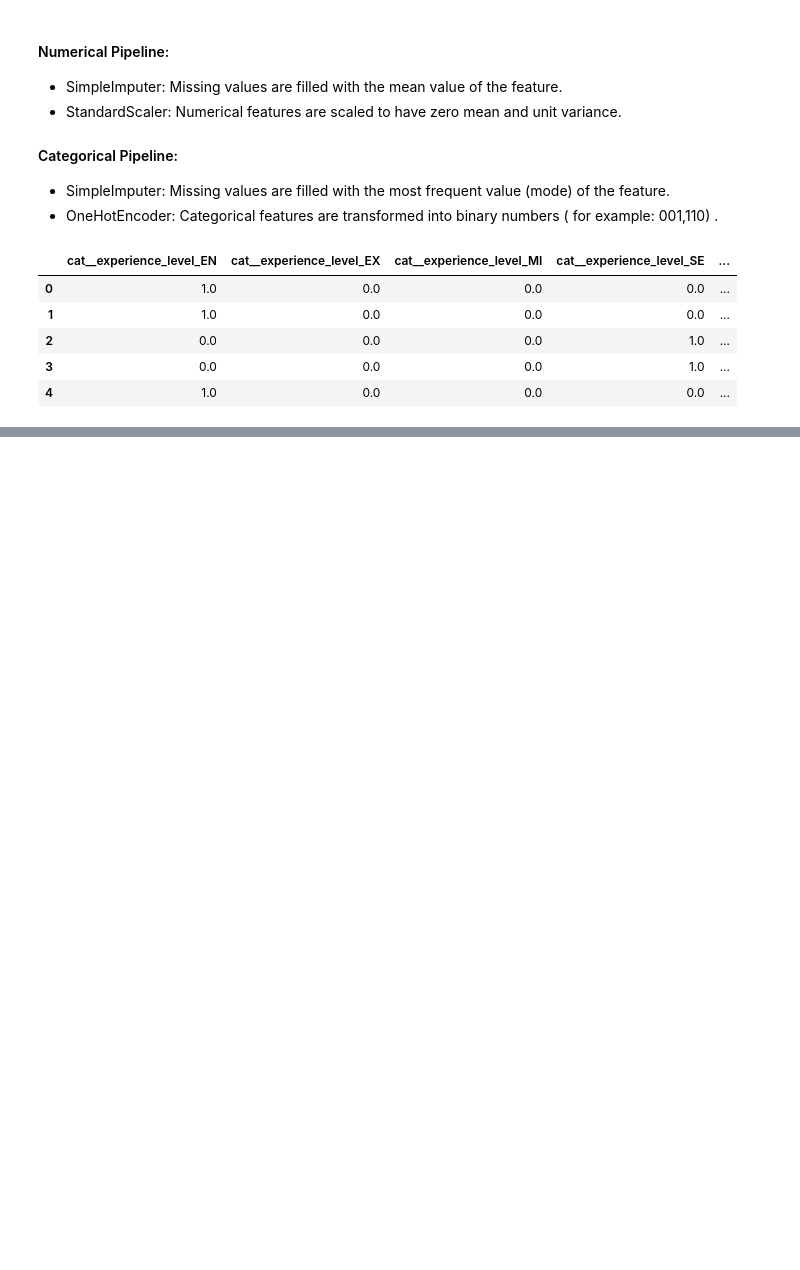
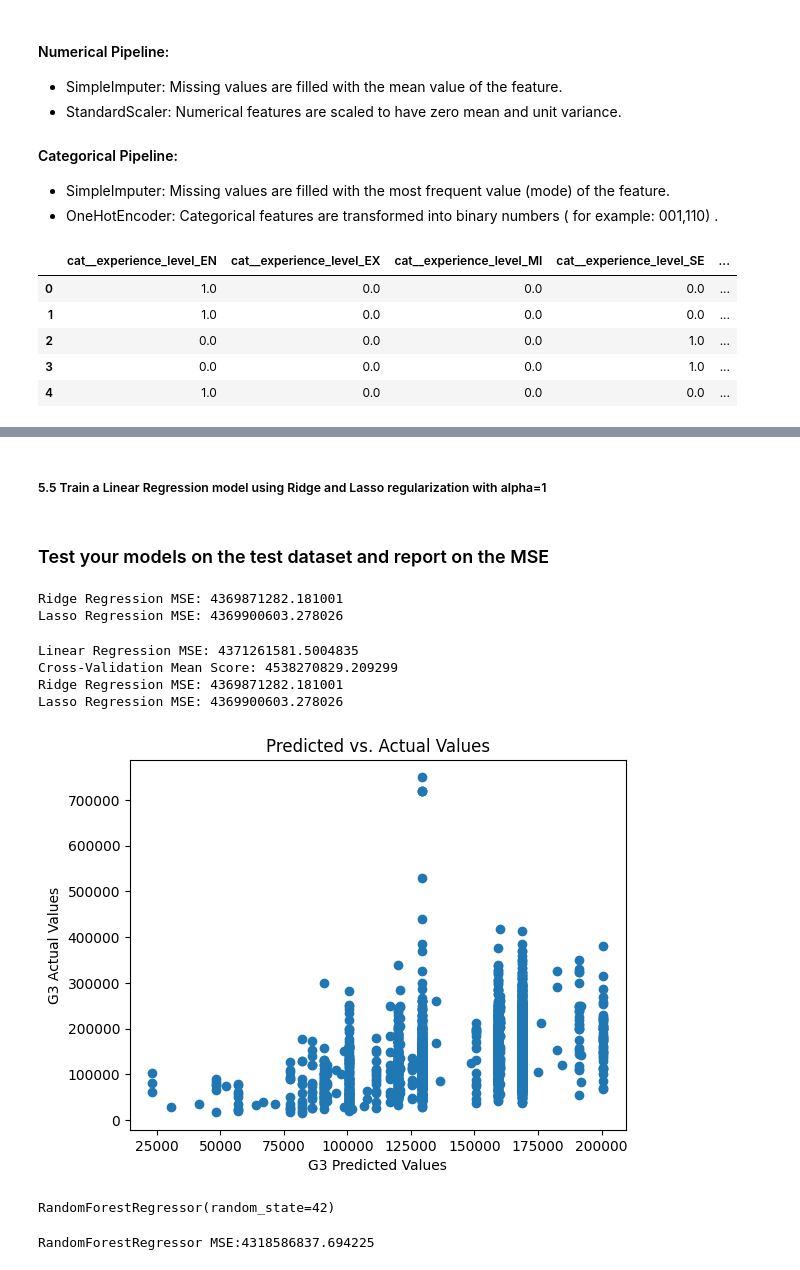
Before and after one commit to dhruv8315/Salary-Predictor, a Jupyter notebook: Salary-Predictor.ipynb, the cells around one changed output, grey strips where cells are left out. Drawn from its saved outputs; the diff is of its cells as text; code cells hidden in the pictures; blank space fills up the shorter version.

```diff
--- a/Salary-Predictor.ipynb
+++ b/Salary-Predictor.ipynb
@@ -393,0 +417,7 @@ df_prepared.head()
+# %%
+from sklearn.model_selection import train_test_split
+X = df_prepared.drop(['remainder__salary_in_usd'],axis=1)
+y = df_prepared['remainder__salary_in_usd']
+
+X_train, X_test, y_train, y_test = train_test_split(X, y, test_size=0.2, random_state=42)
+print(X_train.shape, y_train.shape, X_test.shape, y_test.shape)
@@ -393,0 +428,6 @@ df_prepared.head()
+# %%
+from sklearn.linear_model import LinearRegression
+
+lr_model = LinearRegression()
+
+lr_model.fit(X_train,y_train)
@@ -393,0 +479,2 @@ df_prepared.head()
+# %% [markdown]
+##### 5.5 Train a Linear Regression model using Ridge and Lasso regularization with alpha=1
@@ -393,0 +490,47 @@ df_prepared.head()
+# %% [markdown]
+### Test your models on the test dataset and report on the MSE
+# %%
+Ridge_y_predict = ridge_model.predict(X_test)
+Lasso_y_predict = lasso_model.predict(X_test)
+ridge_mse = mse(y_test, Ridge_y_predict)
+lasso_mse=mse(y_test, Lasso_y_predict)
+
+print(f'Ridge Regression MSE: {ridge_mse}')
+print(f'Lasso Regression MSE: {lasso_mse}')
+# %% [output]
+Ridge Regression MSE: 4369871282.181001
+Lasso Regression MSE: 4369900603.278026
+# %%
+print(f'Linear Regression MSE: {lr_mse}')
+print(f'Cross-Validation Mean Score: {mean_score}')
+print(f'Ridge Regression MSE: {ridge_mse}')
+print(f'Lasso Regression MSE: {lasso_mse}')
+# %% [output]
+Linear Regression MSE: 4371261581.5004835
+Cross-Validation Mean Score: 4538270829.209299
+Ridge Regression MSE: 4369871282.181001
+Lasso Regression MSE: 4369900603.278026
+# %%
+import matplotlib.pyplot as plt
+
+# Assuming 'lr_model' is your best performing trained linear regression model
+lr_y_predict = lr_model.predict(X_test)  # X is your feature data
+plt.scatter(lr_y_predict, y_test)  # y is your actual target values
+plt.xlabel("G3 Predicted Values")
+plt.ylabel("G3 Actual Values")
+plt.title("Predicted vs. Actual Values")
+plt.show()
+# %% [output]
+[figure, added]
+# %%
+from sklearn.ensemble import RandomForestRegressor
+rdf_r = RandomForestRegressor(random_state=42)
+rdf_r.fit(X, y)
+# %% [output]
+RandomForestRegressor(random_state=42)
+# %%
+rdf_pred = rdf_r.predict(X_test)
+rdf_mse = mse(y_test,rdf_pred)
+print(f'RandomForestRegressor MSE:{rdf_mse}')
+# %% [output]
+RandomForestRegressor MSE:4318586837.694225
```
Also changed, not shown: parts of 15 cells of this notebook.
